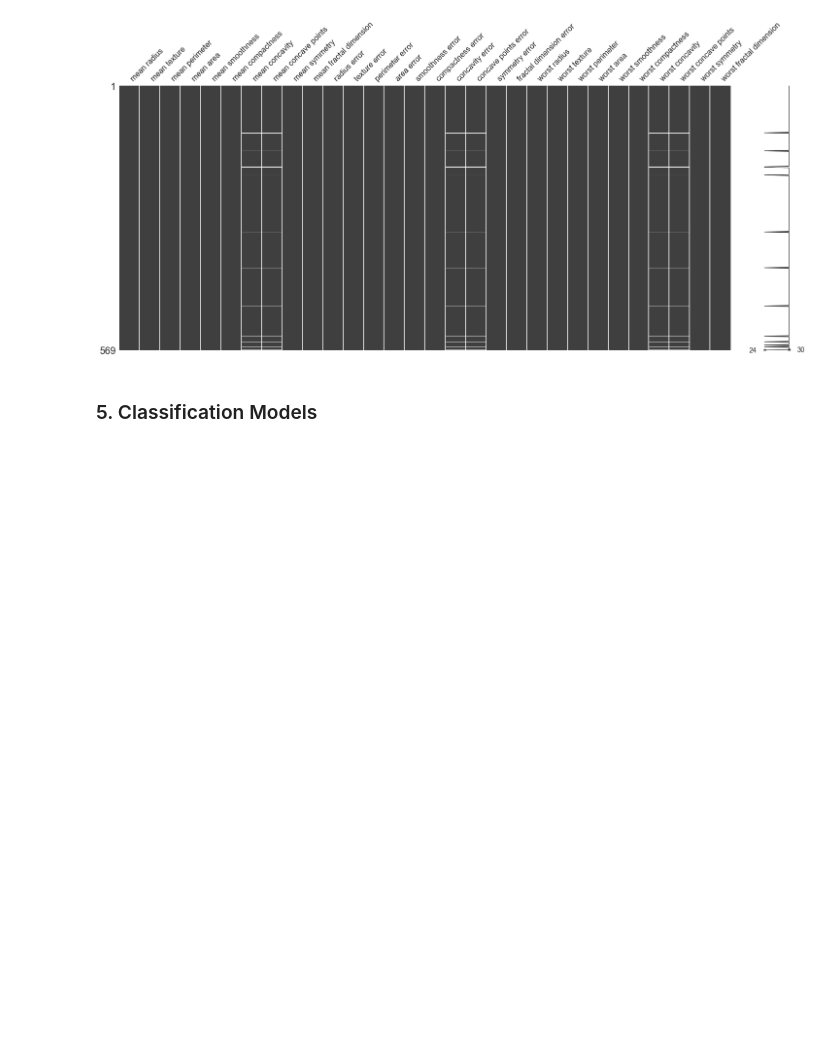
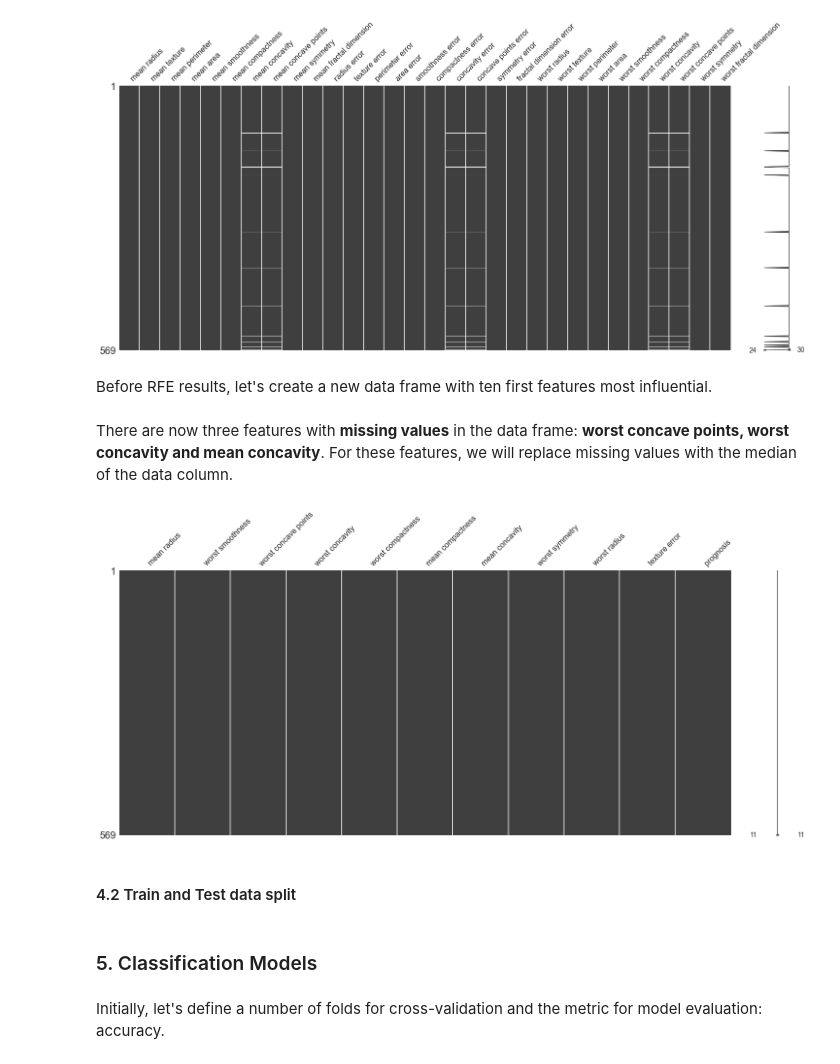
Before and after one commit to GiovannaBezerra/breast_cancer_detection, a Jupyter notebook: Breast_Cancer_Detection.ipynb, the cells around one changed output. Drawn from its saved outputs; the diff is of its cells as text; code cells hidden in the pictures; blank space fills up the shorter version.

Commit message:
including comments and model conclusion

```diff
--- a/Breast_Cancer_Detection.ipynb
+++ b/Breast_Cancer_Detection.ipynb
@@ -204,4 +228,25 @@ chk_missing.replace(0, np.nan, inplace=True)
 ms.matrix(chk_missing);
 # %% [output]
 [figure]
+# %% [markdown]
+Before RFE results, let's create a new data frame with ten first features most influential.
+# %%
+# New data frame:
+df = df.loc[:,['mean radius', 'worst smoothness', 'worst concave points', 'worst concavity',
+                'worst compactness', 'mean compactness', 'mean concavity', 'worst symmetry',
+                'worst radius', 'texture error','prognosis']]
+# %% [markdown]
+There are now three features with **missing values** in the data frame: **worst concave points, worst concavity and mean concavity**. For these features, we will replace missing values with the median of the data column.
+# %%
+# Replace NaN with the median of the data column:
+df['worst concave points'].fillna(df['worst concave points'].median(), inplace=True)
+df['worst concavity'].fillna(df['worst concavity'].median(), inplace=True)
+df['mean concavity'].fillna(df['mean concavity'].median(), inplace=True)
+
+# Checking missing values in the new data frame:
+ms.matrix(df);
+# %% [output]
+[figure, added]
+# %% [markdown]
+#### 4.2 Train and Test data split
 # %%
@@ -214,6 +259,8 @@ seed = 7
 X_train, X_test, Y_train, Y_test = train_test_split(X, Y,test_size=test_size, random_state=seed)
 # %% [markdown]
 ### 5. Classification Models
+# %% [markdown]
+Initially, let's define a number of folds for cross-validation and the metric for model evaluation: accuracy.
 # %%
 # Setting parameters:
 num_folds = 10 # define folds to cross validation
```
Also changed, not shown: parts of 65 cells of this notebook.
